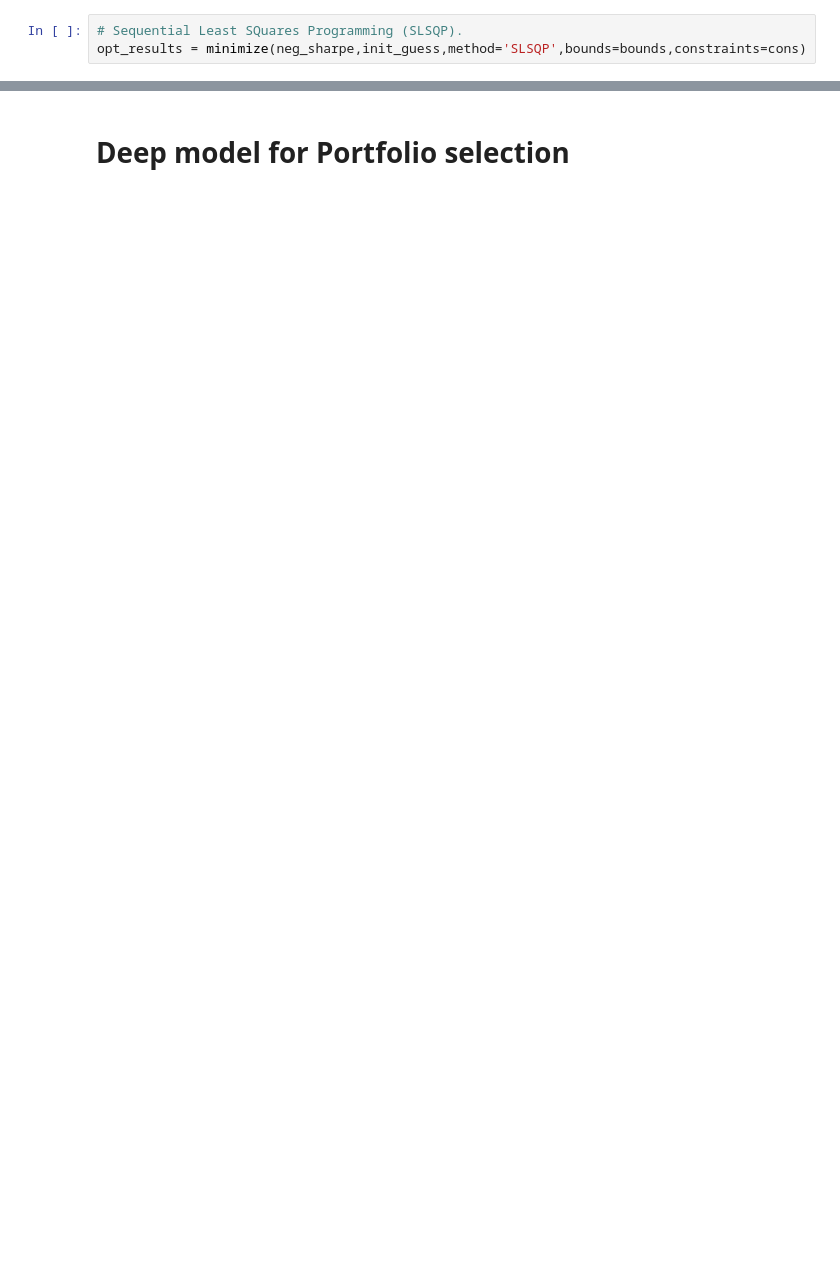
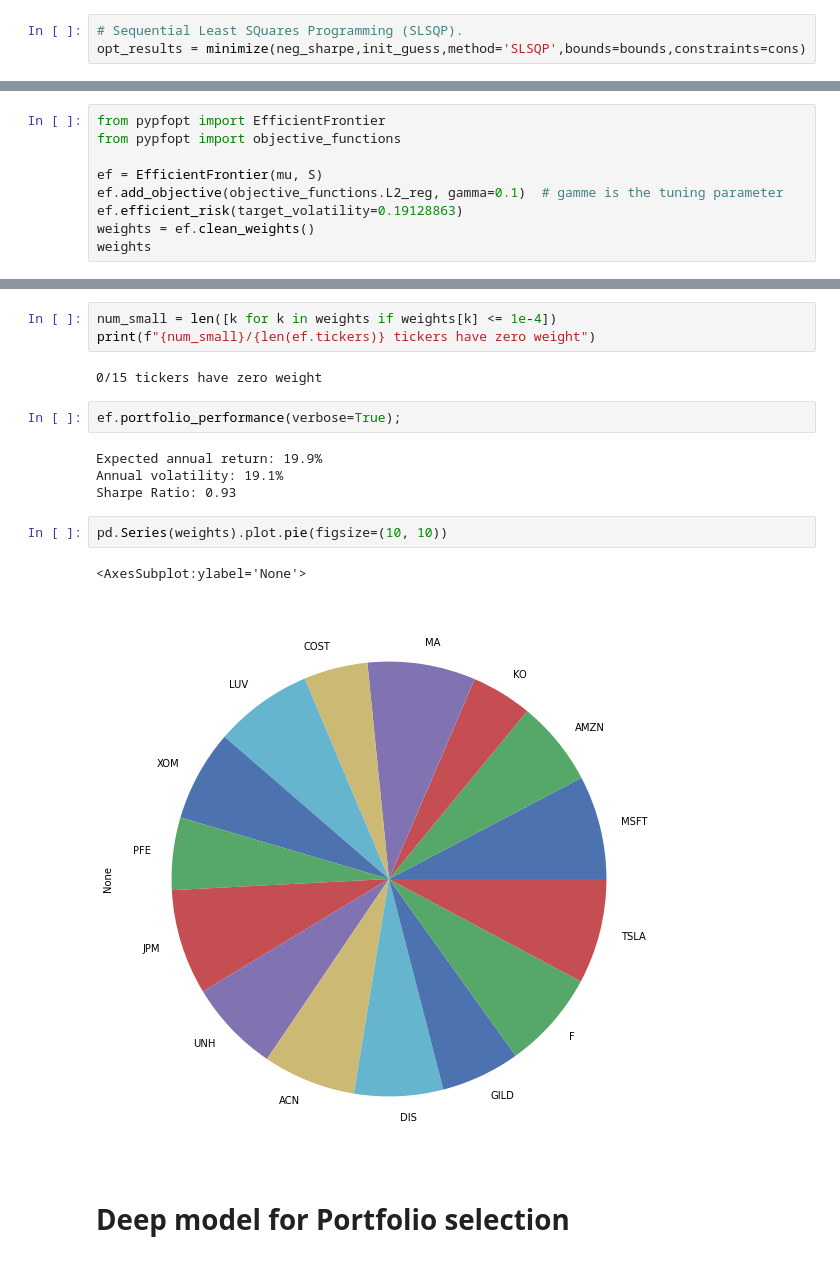
Before and after one commit to ThxHuncho/Financial-Analysis-, a Jupyter notebook: Financial analysis/Deep learning for portfolio selection .ipynb, the cells around one changed output, grey strips where cells are left out. Drawn from its saved outputs; the diff is of its cells as text; blank space fills up the shorter version.

```diff
--- a/Financial analysis/Deep learning for portfolio selection .ipynb
+++ b/Financial analysis/Deep learning for portfolio selection .ipynb
@@ -380,0 +307,9 @@ array([1.33646085, 1.12789004, 1.18492122])
+# %%
+from pypfopt import EfficientFrontier
+from pypfopt import objective_functions
+
+ef = EfficientFrontier(mu, S)
+ef.add_objective(objective_functions.L2_reg, gamma=0.1)  # gamme is the tuning parameter
+ef.efficient_risk(target_volatility=0.19128863)
+weights = ef.clean_weights()
+weights
@@ -381,3 +332,19 @@ array([1.33646085, 1.12789004, 1.18492122])
+# %%
+num_small = len([k for k in weights if weights[k] <= 1e-4])
+print(f"{num_small}/{len(ef.tickers)} tickers have zero weight")
+# %% [output]
+0/15 tickers have zero weight
+# %%
+ef.portfolio_performance(verbose=True);
+# %% [output]
+Expected annual return: 19.9%
+Annual volatility: 19.1%
+Sharpe Ratio: 0.93
+# %%
+pd.Series(weights).plot.pie(figsize=(10, 10))
+# %% [output]
+<AxesSubplot:ylabel='None'>
+[figure, added]
 # %% [markdown]
 # Deep model for Portfolio selection
 # %%
```
Also changed, not shown: parts of 108 cells of this notebook.
